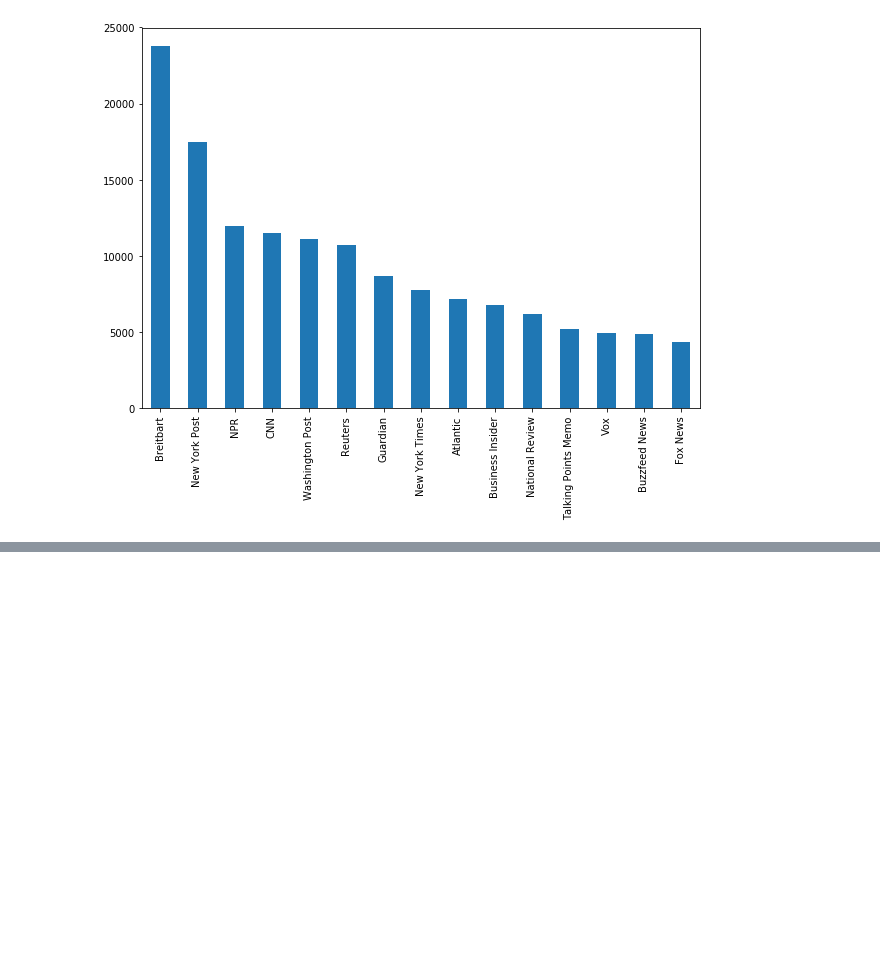
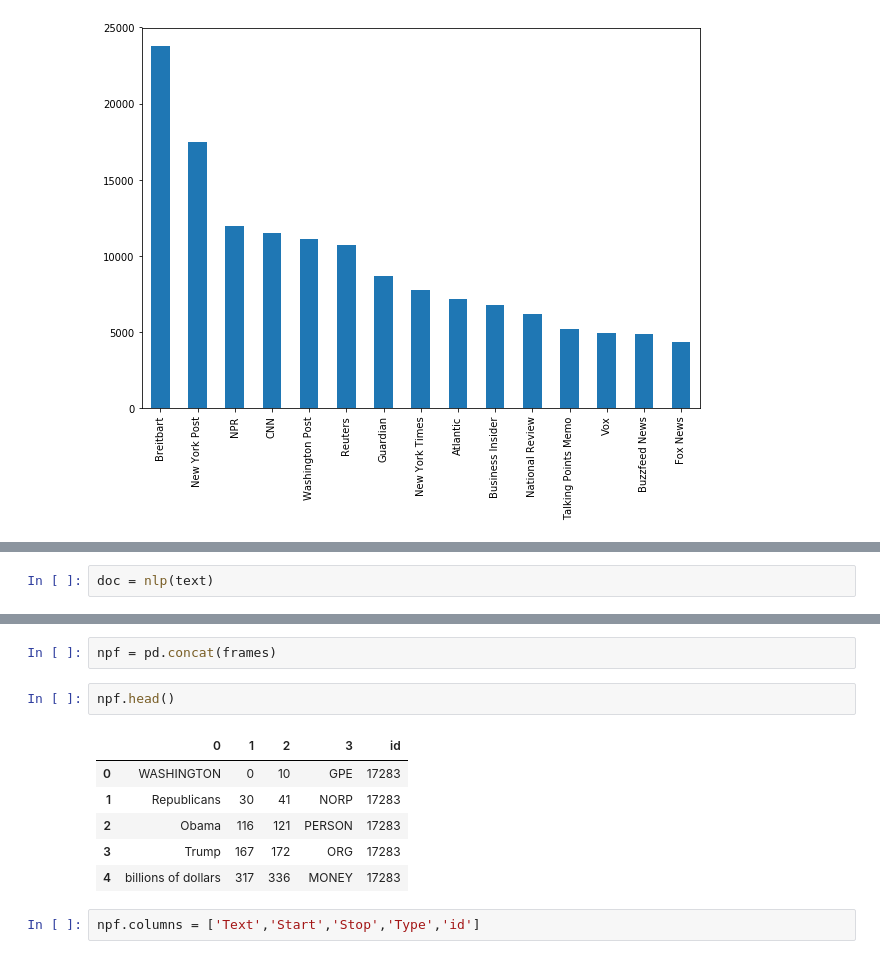
Before and after one commit to werellel/ML-for-Finance, a Jupyter notebook: parsing_textual_data_with_natural_language_processing.ipynb, the cells around one changed output, grey strips where cells are left out. Cells and saved outputs as stored; diff of their text form; blank space fills up the shorter version.

```diff
--- a/parsing_textual_data_with_natural_language_processing.ipynb
+++ b/parsing_textual_data_with_natural_language_processing.ipynb
@@ -57,0 +68,2 @@ doc = df.loc[0,'content']
+# %%
+doc = nlp(text)
@@ -57,0 +103,13 @@ doc = df.loc[0,'content']
+# %%
+npf = pd.concat(frames)
+# %%
+npf.head()
+# %% [output]
+|  | 0 | 1 | 2 | 3 | id |
+| 0 | WASHINGTON | 0 | 10 | GPE | 17283 |
+| 1 | Republicans | 30 | 41 | NORP | 17283 |
+| 2 | Obama | 116 | 121 | PERSON | 17283 |
+| 3 | Trump | 167 | 172 | ORG | 17283 |
+| 4 | billions of dollars | 317 | 336 | MONEY | 17283 |
+# %%
+npf.columns = ['Text','Start','Stop','Type','id']
```
Also changed, not shown: parts of 28 cells of this notebook.
